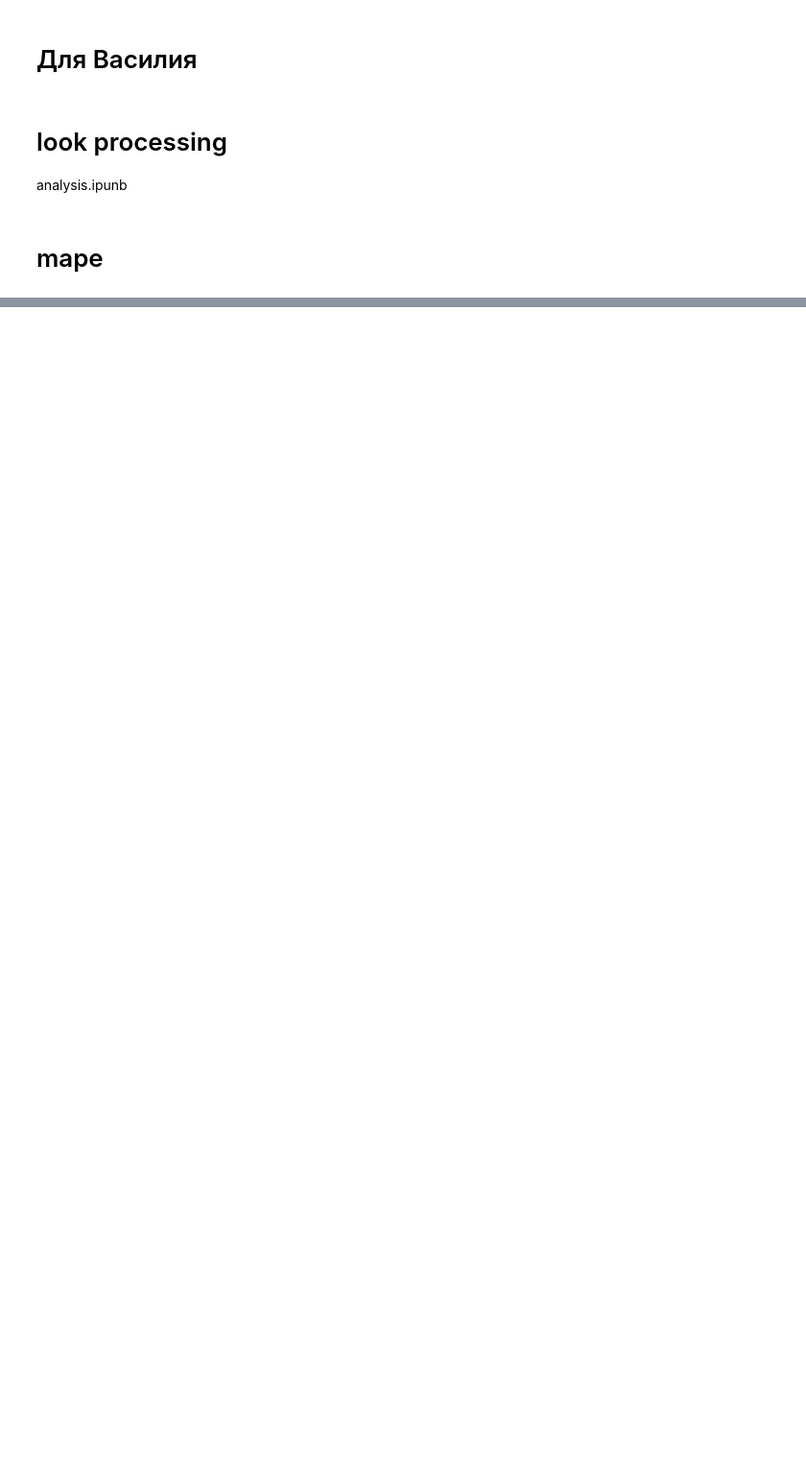
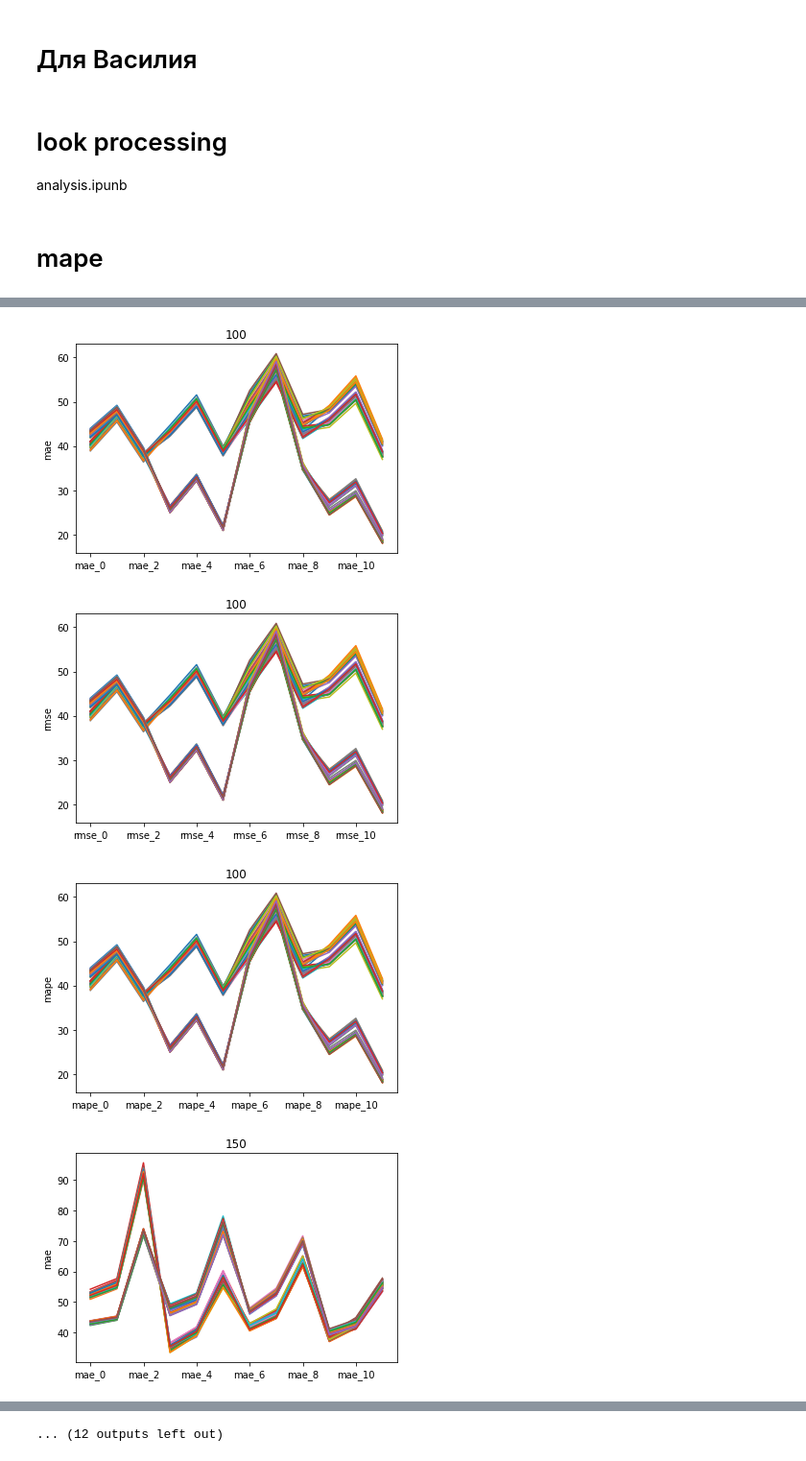
Before and after one commit to srzhn/chikchirik, a Jupyter notebook: get_staticstics.ipynb, the cells around one changed output, grey strips where cells are left out. Shown at 96% size. Cells and saved outputs as stored; diff of their text form; code cells hidden in the pictures; blank space fills up the shorter version.

```diff
--- a/get_staticstics.ipynb
+++ b/get_staticstics.ipynb
@@ -577,0 +723,28 @@ res_df = make_res_df(res)
+# %%
+rf_data = []
+for params, data in all_data_rf:
+    mae = []
+    rmse = []
+    mapes = []
+    d = {}
+    d['bu'] = params['dataset_params']['business_unit']
+    d['analog'] = params['dataset_params']['analog_group']
+    d['log_target'] = params['dataset_params']['log_target']
+    d['scaling'] = params['dataset_params']['scaling']
+    d['target_column_name_formatter'] = params['dataset_params']['target_column_name_formatter']
+    d['window_size'] = params['dataset_params']['window_size']
+    d['use_kfold'] = params['model_type_params']['use_kfold']
+    d['model_type'] = params['model_type_params']['model_type']
+    d['model_kwargs_params'] = params['model_kwargs_params']
+    d['max_depth'] = d['model_kwargs_params']['max_depth']
+    d['n_estimators'] = d['model_kwargs_params']['n_estimators']
+    for month_data in data:
+        mae.append(mean_absolute_error(month_data['model_true'], month_data['model_predict']))
+        rmse.append(mean_squared_error(month_data['model_true'], month_data['model_predict'], squared=False))
+        mapes.append(mape(month_data['model_true'], month_data['model_predict']))
+    d.update({f"mae_{i}": mae[i] for i in range(12)})
+    d.update({f"rmse_{i}": rmse[i] for i in range(12)})
+    d.update({f"mape_{i}": mapes[i] for i in range(12)})
+    rf_data.append(d)
+
+rf_data = pd.DataFrame(rf_data)
@@ -577,0 +792,7 @@ res_df = make_res_df(res)
+# %%
+plot_metrics(rf_data)
+# %% [output]
+[figure, added]
+[figure, added]
+[figure, added]
+[figure, added]
@@ -577,0 +807 @@ res_df = make_res_df(res)
+... (12 outputs left out)
```
Also changed, not shown: parts of 29 cells of this notebook.
